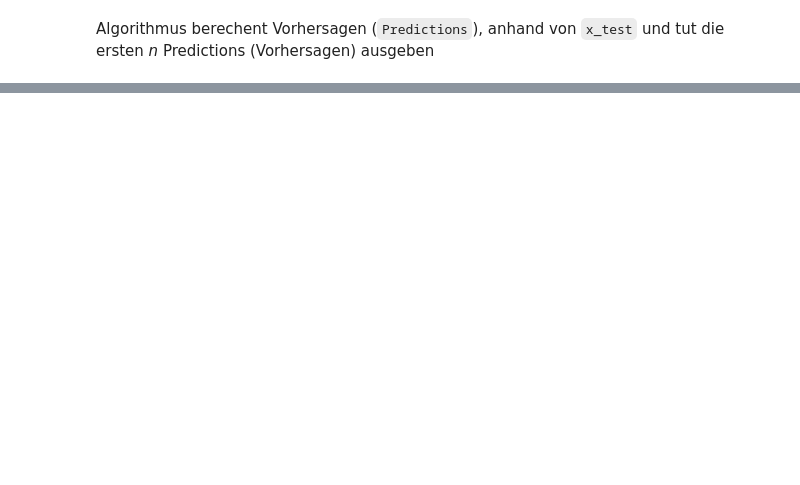
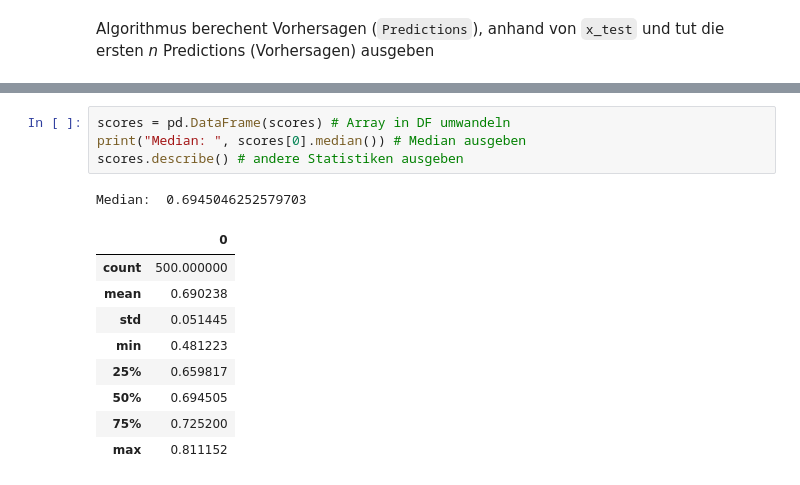
Before and after one commit to yungsnowx/215machinelearning, a Jupyter notebook: linearRegression/linear-regression_boston.ipynb, the cells around one changed output, grey strips where cells are left out. Saved outputs shown, nothing was run; the diff lists cells and outputs as text; blank space fills up the shorter version.

```diff
--- a/linearRegression/linear-regression_boston.ipynb
+++ b/linearRegression/linear-regression_boston.ipynb
@@ -208,0 +285,15 @@ pt.show()
+# %%
+scores = pd.DataFrame(scores) # Array in DF umwandeln
+print("Median: ", scores[0].median()) # Median ausgeben
+scores.describe() # andere Statistiken ausgeben
+# %% [output]
+Median:  0.6945046252579703
+|  | 0 |
+| count | 500.000000 |
+| mean | 0.690238 |
+| std | 0.051445 |
+| min | 0.481223 |
+| 25% | 0.659817 |
+| 50% | 0.694505 |
+| 75% | 0.725200 |
+| max | 0.811152 |
```
Also changed, not shown: parts of 48 cells of this notebook.
